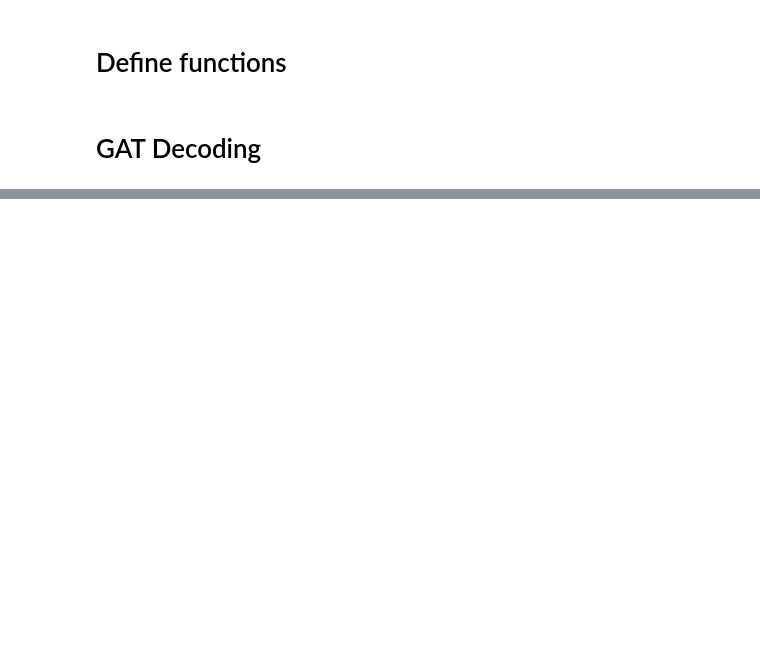
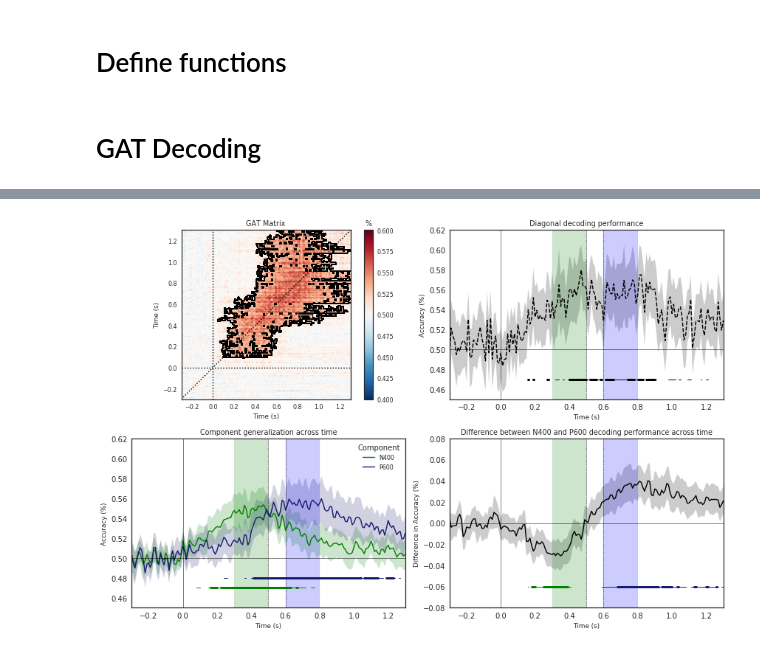
Before and after one commit to heikele/GAT_n4-p6, a Jupyter notebook: MVPA.ipynb, the cells around one changed output, grey strips where cells are left out. Cells and saved outputs as stored; diff of their text form; code cells hidden in the pictures; blank space fills up the shorter version.

```diff
--- a/MVPA.ipynb
+++ b/MVPA.ipynb
@@ -550,0 +362,29 @@ P600 significant time points
+# %%
+def get_dfs(stats_dict, df_type=False):
+    """Create DataFrames for time series plotting"""
+    if not df_type:
+        # create dataframe for N400 and P600 decoders
+        df = pd.DataFrame()
+        sub, time, accuracy, comp=[], [], [], []
+        for c in ["N400", "P600"]:
+            for ii, s in enumerate(stats_dict[c][0]):
+                for t, a in enumerate(s):
+                    sub.append(ii), accuracy.append(a), time.append(times[t]), comp.append(c)
+        df["Time (s)"] = time
+        df["Subject"] = sub
+        df["Accuracy (%)"] = accuracy
+        df["Component"] = comp
+
+    else:
+        # create dataframe for diagonal or difference between N400&P600
+        sub, time, ac=[], [], []
+        df = pd.DataFrame()
+        for ii, s in enumerate(stats_dict[df_type][0]):
+            for t, a in enumerate(s):
+                sub.append(ii), ac.append(a), time.append(times[t])
+        df["Time (s)"] = time
+        df["Subject"] = sub
+        df["{}".format(("Accuracy (%)" if df_type=="diag" else "Difference in Accuracy (%)"))] = ac
+
+
+    return df
@@ -550,0 +494,16 @@ P600 significant time points
+# %%
+# thick lines index p<0.01
+# thin lines index p<0.05
+dec = "ridge"
+scores = scores_dict[dec]["scores"].copy()
+
+stats_dict = get_stats_lines(np.asarray(scores))
+
+# to run TFCE on decoder scores
+p_ = get_p_scores(scores, chance=.5, tfce=True)
+
+# plot GAT results
+fg1 = plot_results(stats_dict, scores,
+                   decoder=dec, p_values=p_)
+# %% [output]
+[figure, added]
```
Also changed, not shown: parts of 41 cells of this notebook, 5 other files.
